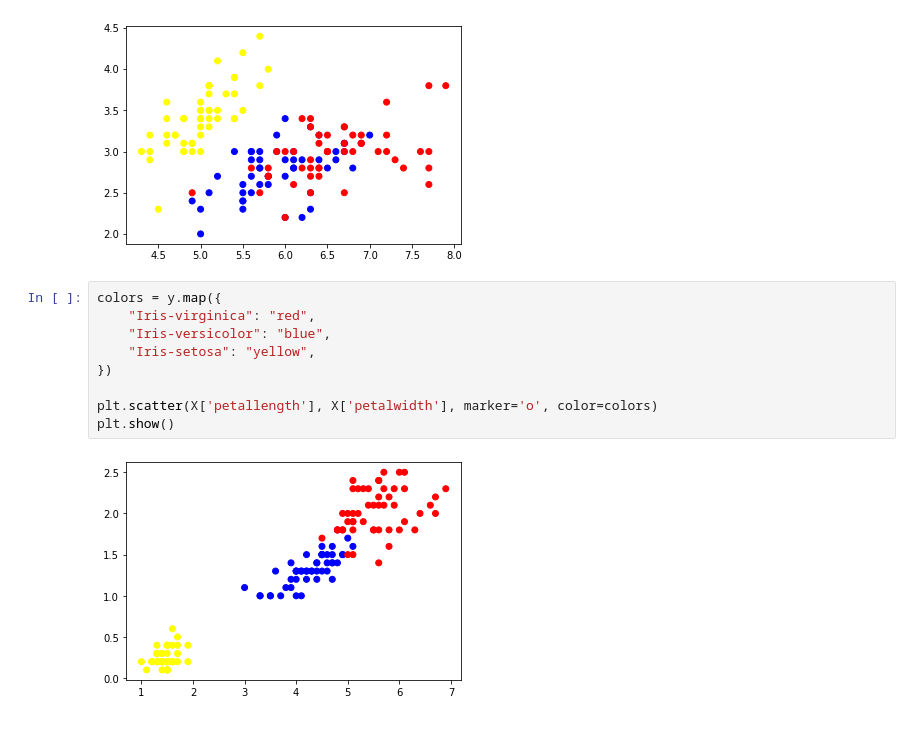
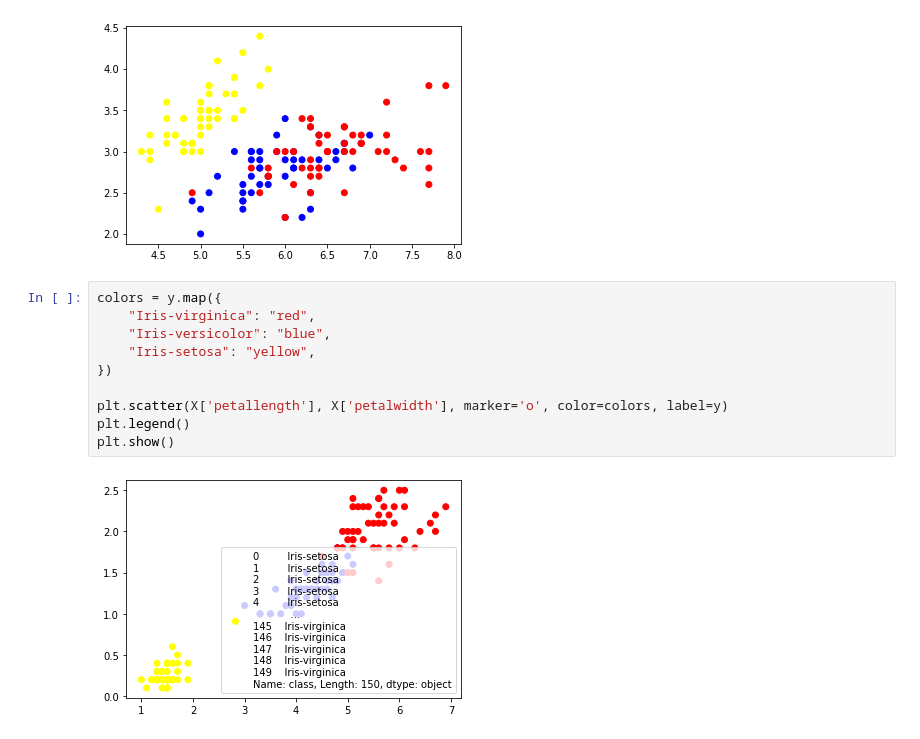
Before and after one commit to michalrom089/CNBC-EDAMI, a Jupyter notebook: experiments.ipynb, the cells around one changed output. Saved outputs shown, nothing was run; the diff lists cells and outputs as text.

```diff
--- a/experiments.ipynb
+++ b/experiments.ipynb
@@ -26,11 +26,12 @@ plt.show()
 # %%
 colors = y.map({
     "Iris-virginica": "red",
     "Iris-versicolor": "blue",
     "Iris-setosa": "yellow",
 })
 
-plt.scatter(X['petallength'], X['petalwidth'], marker='o', color=colors)
+plt.scatter(X['petallength'], X['petalwidth'], marker='o', color=colors, label=y)
+plt.legend()
 plt.show()
 # %% [output]
-[figure, old version]
+[figure, new version]
```
Also changed, not shown: parts of 4 cells of this notebook, 7 other files.
